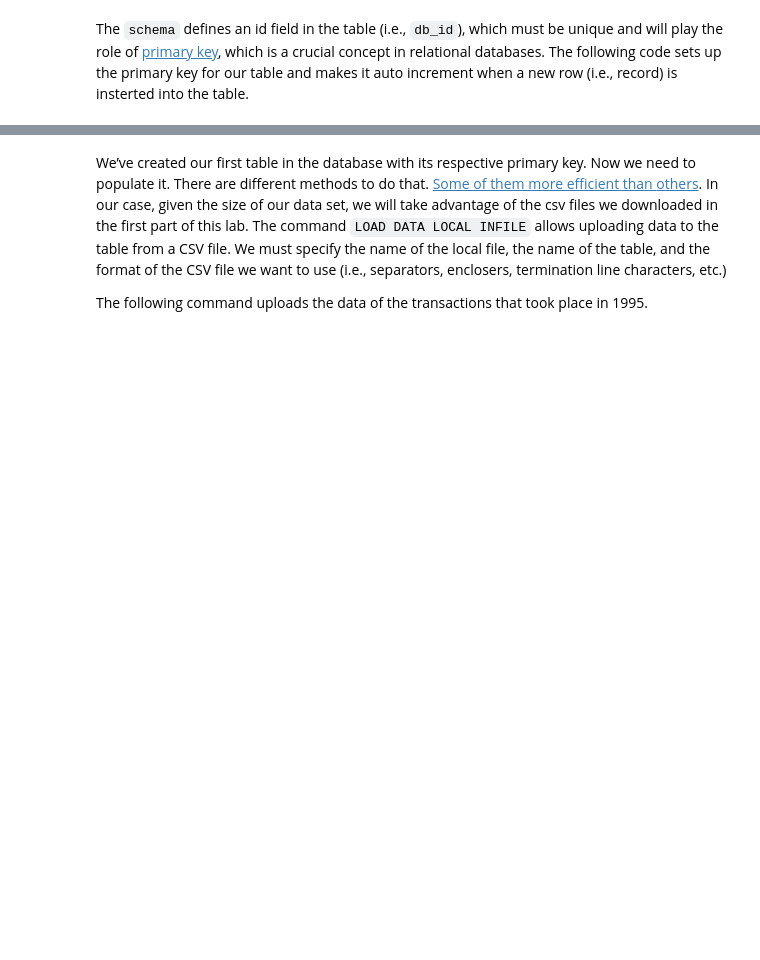
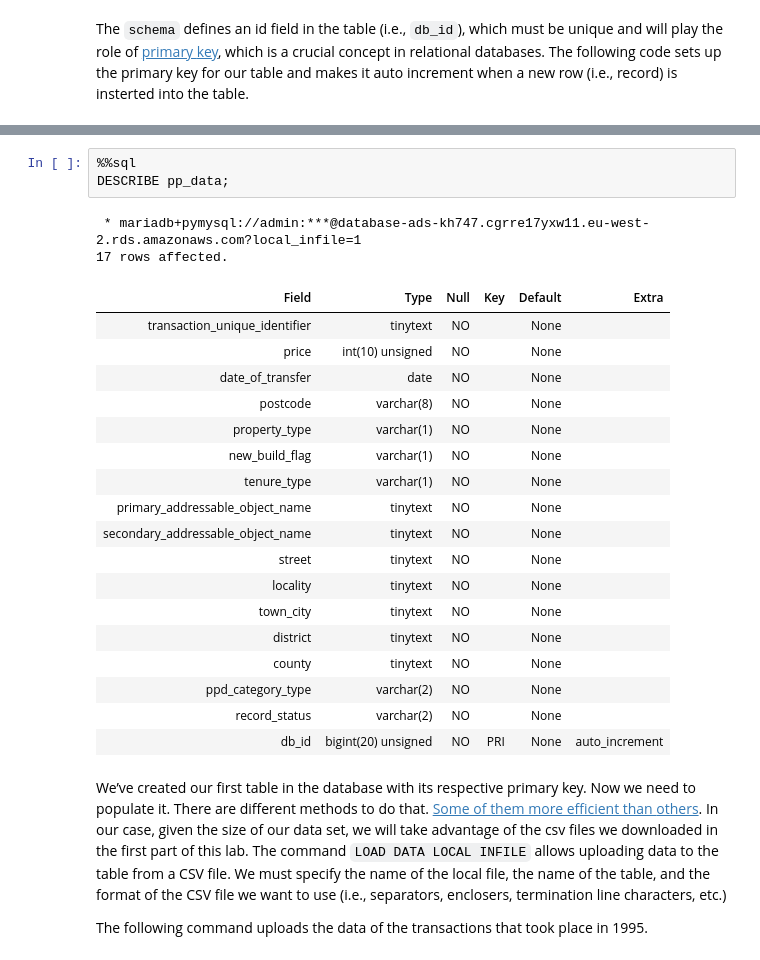
Before and after one commit to Layomiiety/advds, a Jupyter notebook: _notebooks/01-access-assess.ipynb, the cells around one changed output, grey strips where cells are left out. Cells and saved outputs as stored; diff of their text form; blank space fills up the shorter version.

```diff
--- a/_notebooks/01-access-assess.ipynb
+++ b/_notebooks/01-access-assess.ipynb
@@ -469,3 +604,27 @@ MODIFY db_id bigint(20) unsigned NOT NULL AUTO_INCREMENT, AUTO_INCREMENT=1;
+# %%
+%%sql
+DESCRIBE pp_data;
+# %% [output]
+ * mariadb+pymysql://admin:***@database-ads-kh747.cgrre17yxw11.eu-west-2.rds.amazonaws.com?local_infile=1
+17 rows affected.
+| Field | Type | Null | Key | Default | Extra |
+| transaction_unique_identifier | tinytext | NO |  | None |  |
+| price | int(10) unsigned | NO |  | None |  |
+| date_of_transfer | date | NO |  | None |  |
+| postcode | varchar(8) | NO |  | None |  |
+| property_type | varchar(1) | NO |  | None |  |
+| new_build_flag | varchar(1) | NO |  | None |  |
+| tenure_type | varchar(1) | NO |  | None |  |
+| primary_addressable_object_name | tinytext | NO |  | None |  |
+| secondary_addressable_object_name | tinytext | NO |  | None |  |
+| street | tinytext | NO |  | None |  |
+| locality | tinytext | NO |  | None |  |
+| town_city | tinytext | NO |  | None |  |
+| district | tinytext | NO |  | None |  |
+| county | tinytext | NO |  | None |  |
+| ppd_category_type | varchar(2) | NO |  | None |  |
+| record_status | varchar(2) | NO |  | None |  |
+| db_id | bigint(20) unsigned | NO | PRI | None | auto_increment |
 # %% [markdown]
 We’ve created our first table in the database with its respective
 primary key. Now we need to populate it. There are different methods to
```
Also changed, not shown: parts of 55 cells of this notebook.
